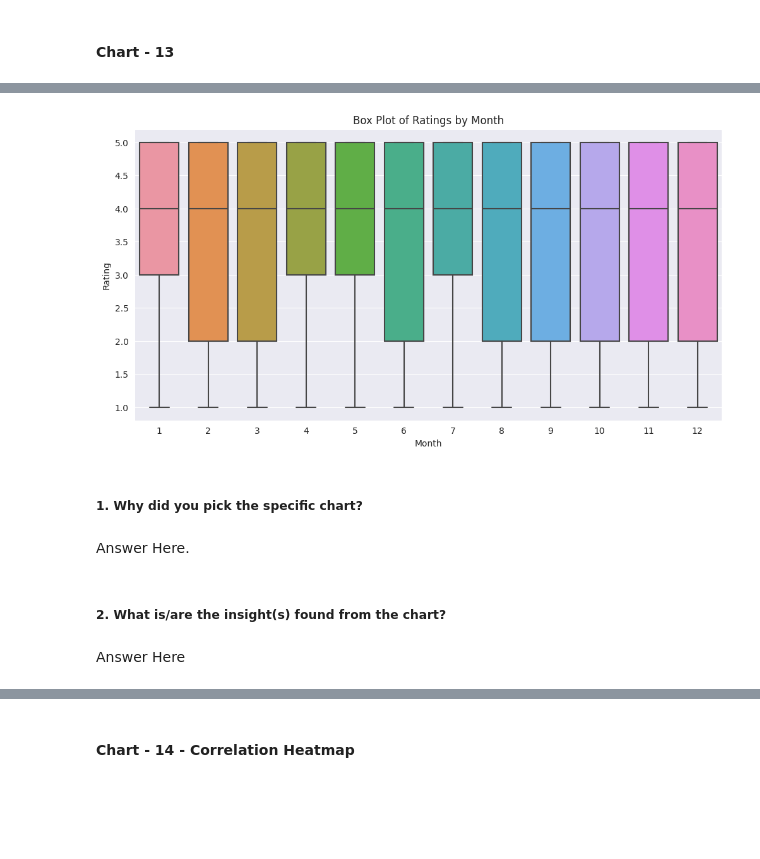
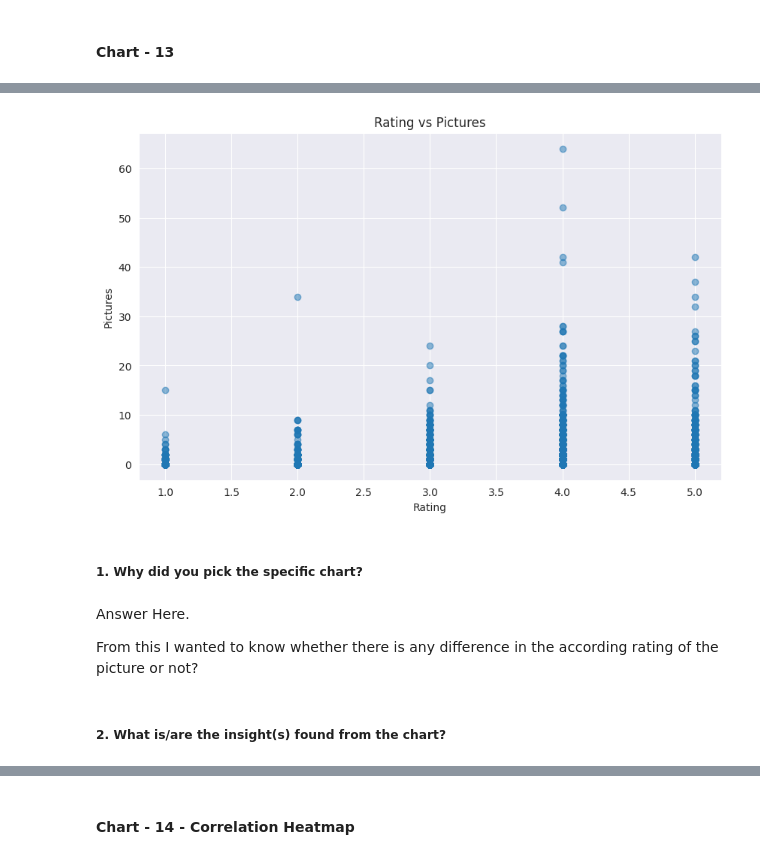
Before and after one commit to Manoharjha333/Zomato-Restaurant-Clustering-And-Sentiment-Analysis, a Jupyter notebook: Zomato_Restaurant_Clustering_And_Sentiment_Analysis.ipynb, the cells around one changed output, grey strips where cells are left out. Saved outputs shown, nothing was run; the diff lists cells and outputs as text; code cells hidden in the pictures; blank space fills up the shorter version.

```diff
--- a/Zomato_Restaurant_Clustering_And_Sentiment_Analysis.ipynb
+++ b/Zomato_Restaurant_Clustering_And_Sentiment_Analysis.ipynb
@@ -1004,18 +1026,19 @@ Answer Here
 # %%
 # Chart - 13 visualization code
-plt.figure(figsize=(12, 6))
-sns.boxplot(x='Month', y='Rating', data=review_df)
-plt.title('Box Plot of Ratings by Month')
-plt.xlabel('Month')
-plt.ylabel('Rating')
+# Scatter plot
+plt.figure(figsize=(10, 6))
+plt.scatter(review_df['Rating'], review_df['Pictures'], alpha=0.5)
+plt.title('Rating vs Pictures')
+plt.xlabel('Rating')
+plt.ylabel('Pictures')
 plt.show()
 # %% [output]
-[figure, old version]
+[figure, new version]
 # %% [markdown]
 ##### 1. Why did you pick the specific chart?
-# %% [markdown]
-Answer Here.
+# %% [markdown]
+Answer Here.
+
+From this I wanted to know whether there is any difference in the according rating of the picture or not?
 # %% [markdown]
 ##### 2. What is/are the insight(s) found from the chart?
-# %% [markdown]
-Answer Here
```
Also changed, not shown: parts of 43 cells of this notebook.
